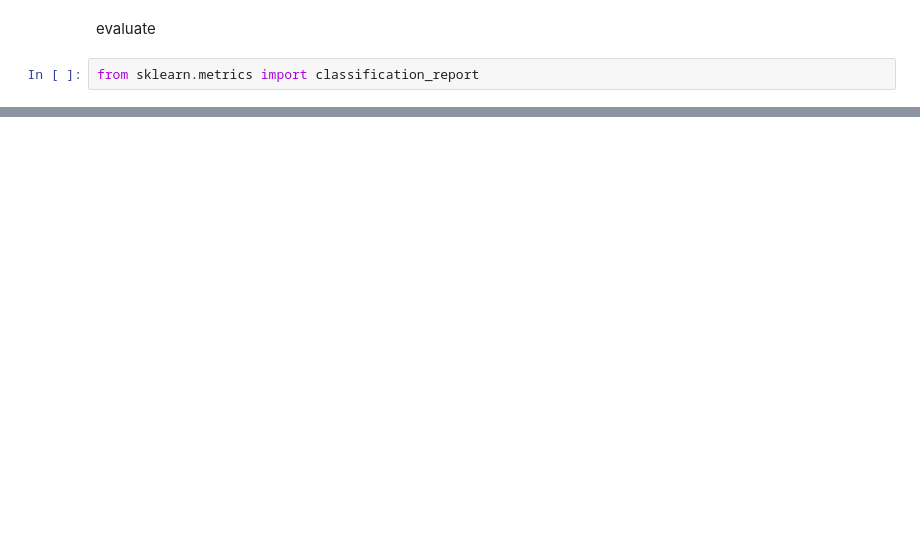
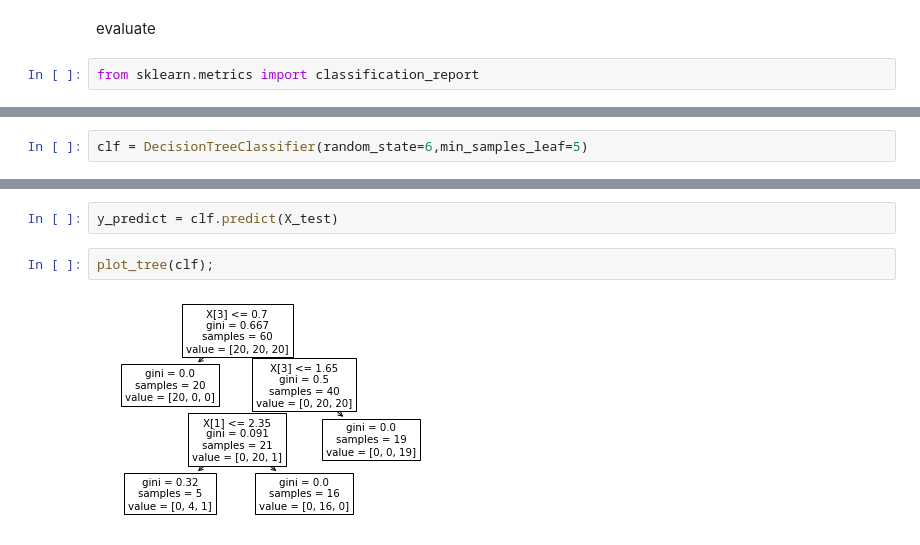
Before and after one commit to Pittawas6330210206/bsc_dpdm22, a Jupyter notebook: Classification_DecisionTree.ipynb, the cells around one changed output, grey strips where cells are left out. Saved outputs shown, nothing was run; the diff lists cells and outputs as text; blank space fills up the shorter version.

```diff
--- a/Classification_DecisionTree.ipynb
+++ b/Classification_DecisionTree.ipynb
@@ -165,0 +166,2 @@ SyntaxError: ignored
+# %%
+clf = DecisionTreeClassifier(random_state=6,min_samples_leaf=5)
@@ -165,0 +176,6 @@ SyntaxError: ignored
+# %%
+y_predict = clf.predict(X_test)
+# %%
+plot_tree(clf);
+# %% [output]
+[figure, added]
```
Also changed, not shown: parts of 40 cells of this notebook.
